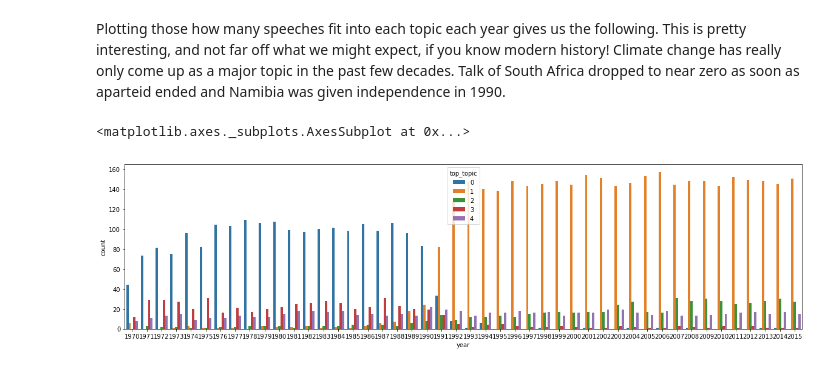
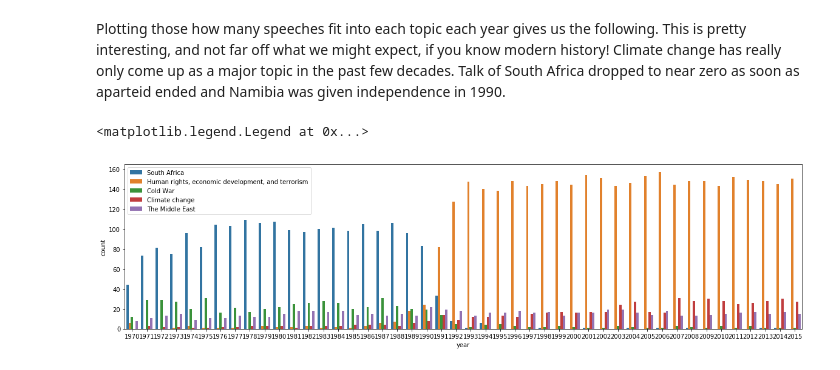
Before and after one commit to katelynrwalker/UN-debates, a Jupyter notebook: UN_speech_topics.ipynb, the cells around one changed output. Saved outputs shown, nothing was run; the diff lists cells and outputs as text; code cells hidden in the pictures.

```diff
--- a/UN_speech_topics.ipynb
+++ b/UN_speech_topics.ipynb
@@ -171,7 +171,8 @@ data.loc[data['top_topic'] == 4, 'topic_name'] = 'The Middle East'
 Plotting those how many speeches fit into each topic each year gives us the following. This is pretty interesting, and not far off what we might expect, if you know modern history! Climate change has really only come up as a major topic in the past few decades. Talk of South Africa dropped to near zero as soon as aparteid ended and Namibia was given independence in 1990.
 # %%
 plt.figure(figsize=(20,5))
-sns.countplot(x='year', hue='top_topic', data=data)
+sns.countplot(x='year', hue='topic_name', data=data)
+plt.legend(loc=2)
 # %% [output]
-<matplotlib.axes._subplots.AxesSubplot at 0x...>
+<matplotlib.legend.Legend at 0x...>
-[figure, old version]
+[figure, new version]
```
Also changed, not shown: parts of 4 cells of this notebook.
